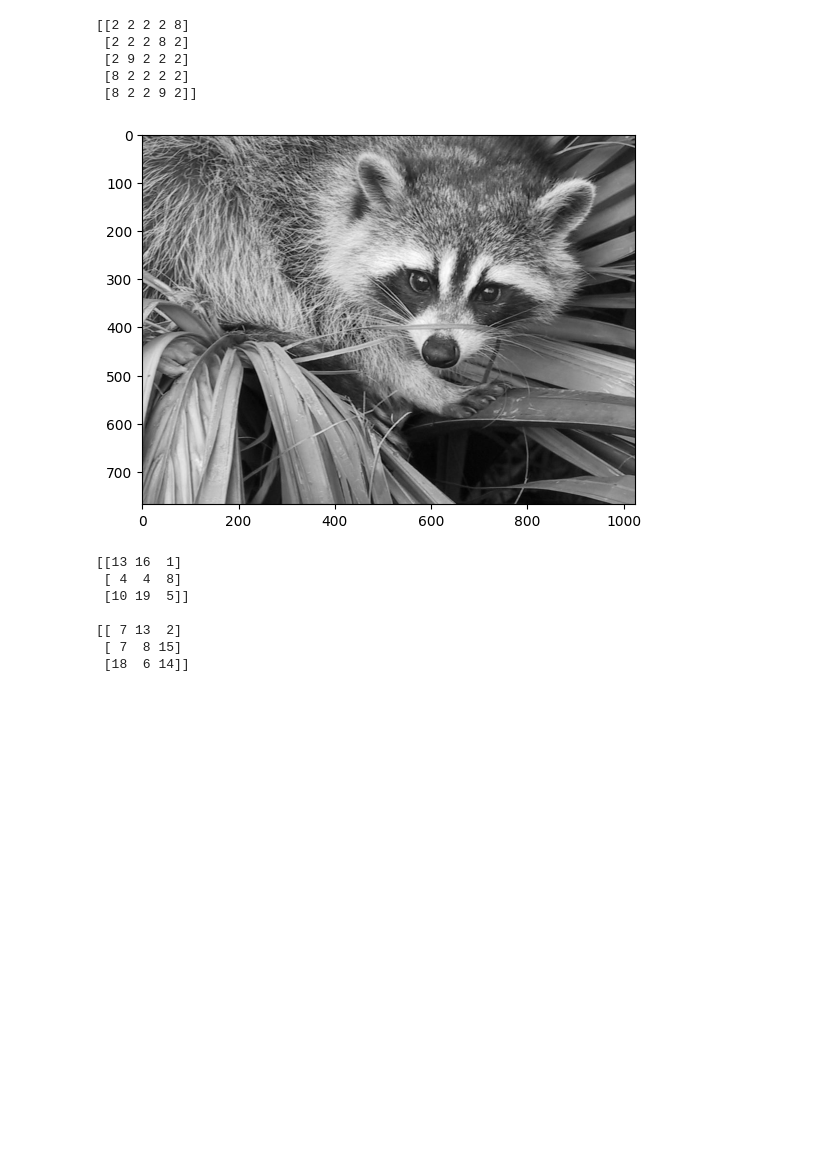
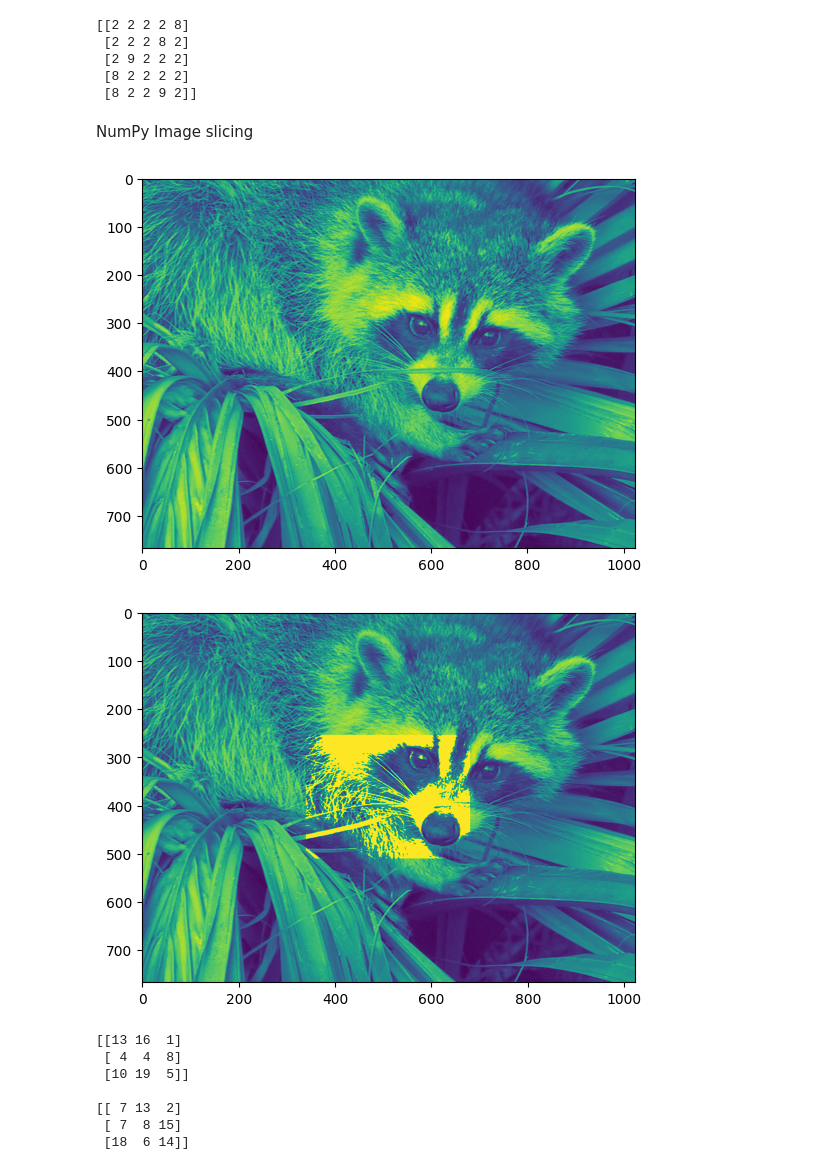
Before and after one commit to ennajari/MachineLearnia, a Jupyter notebook: Desktop/ipynb_checkpoints/MachineLearnia.ipynb, the cells around one changed output. Drawn from its saved outputs; the diff is of its cells as text; code cells hidden in the pictures; blank space fills up the shorter version.

```diff
--- a/Desktop/ipynb_checkpoints/MachineLearnia.ipynb
+++ b/Desktop/ipynb_checkpoints/MachineLearnia.ipynb
@@ -403,14 +403,30 @@ print(A)
  [2 9 2 2 2]
  [8 2 2 2 2]
  [8 2 2 9 2]]
-# %%
-from scipy import misc
-import matplotlib.pyplot as plt
-face = misc.face(gray=True)
-plt.imshow(face,cmap=plt.cm.gray)
-plt.show()
-# %% [output]
-[figure, removed]
+# %% [markdown]
+NumPy Image slicing
+# %%
+from scipy import misc
+import matplotlib.pyplot as plt
+
+face = misc.face(gray=True)
+plt.imshow(face)
+plt.show()
+
+h = face.shape[0]
+w = face.shape[1]
+
+# Corrected line:
+Zoom_face = face[h//3: -h//3 , w//3: -w//3]
+Zoom_face[Zoom_face > 150] = 255
+
+# Display the zoomed face
+Zoom_face = face[1::,1::]
+plt.imshow(Zoom_face)
+plt.show()
+# %% [output]
+[figure, added]
+[figure, added]
 # %%
 import random
 import numpy as np
```
Also changed, not shown: parts of 1 cell of this notebook.
